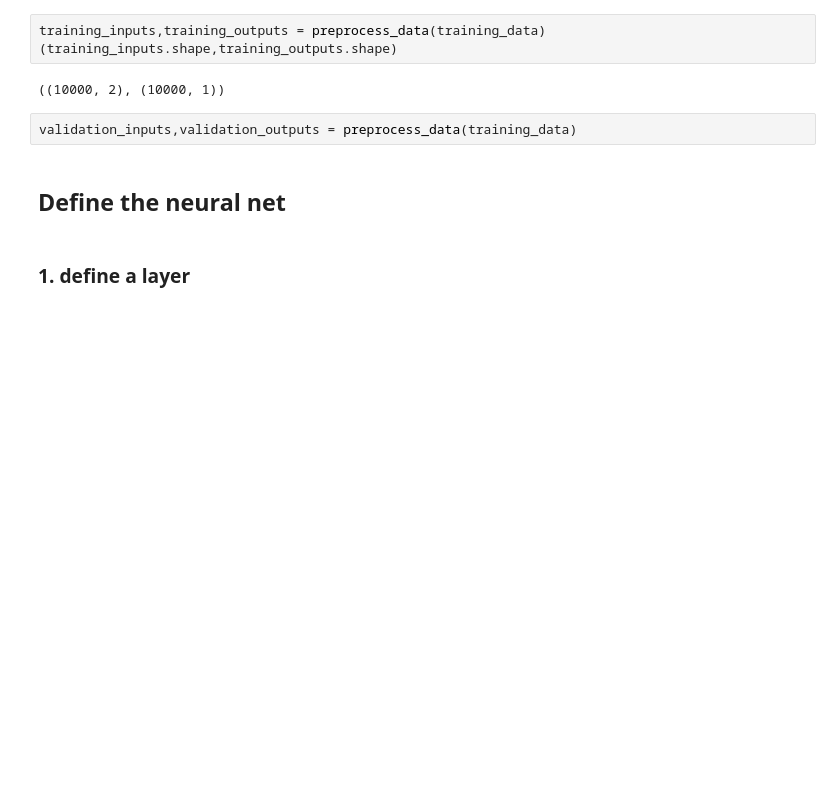
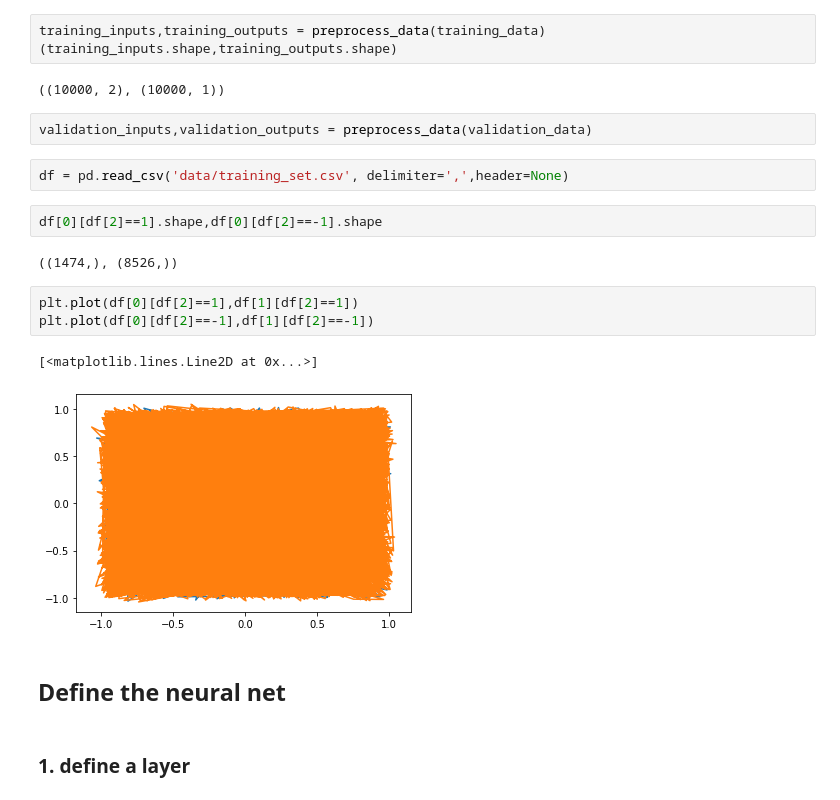
Before and after one commit to samsja/neural_net_educational_framewrok, a Jupyter notebook: Neural_net.ipynb, the cells around one changed output. Cells and saved outputs as stored; diff of their text form; blank space fills up the shorter version.

```diff
--- a/Neural_net.ipynb
+++ b/Neural_net.ipynb
@@ -18,7 +19,19 @@ training_inputs,training_outputs = preprocess_data(training_data)
 # %% [output]
 ((10000, 2), (10000, 1))
 # %%
-validation_inputs,validation_outputs = preprocess_data(training_data)
+validation_inputs,validation_outputs = preprocess_data(validation_data)
+# %%
+df = pd.read_csv('data/training_set.csv', delimiter=',',header=None)
+# %%
+df[0][df[2]==1].shape,df[0][df[2]==-1].shape
+# %% [output]
+((1474,), (8526,))
+# %%
+plt.plot(df[0][df[2]==1],df[1][df[2]==1])
+plt.plot(df[0][df[2]==-1],df[1][df[2]==-1])
+# %% [output]
+[<matplotlib.lines.Line2D at 0x...>]
+[figure, added]
 # %% [markdown]
 ## Define the neural net
 # %% [markdown]
```
Also changed, not shown: parts of 11 cells of this notebook, 1 other file.
